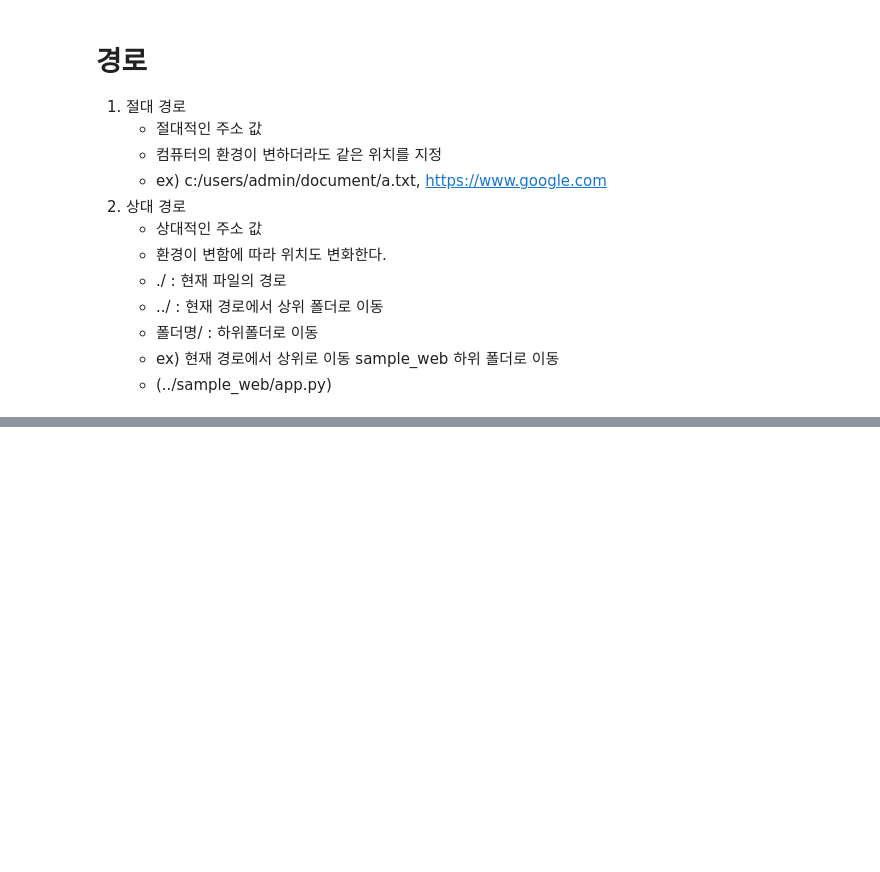
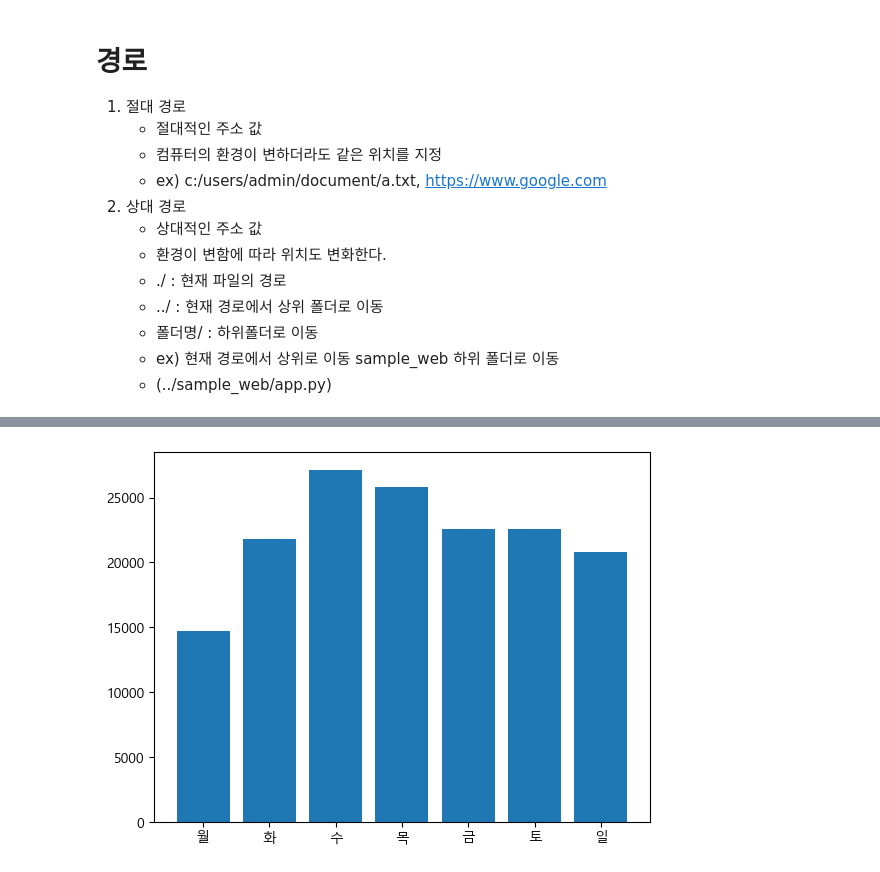
Before and after one commit to bsmoon-86/EG-python, a Jupyter notebook: pandas/corona.ipynb, the cells around one changed output, grey strips where cells are left out. Cells and saved outputs as stored; diff of their text form; code cells hidden in the pictures; blank space fills up the shorter version.

```diff
--- a/pandas/corona.ipynb
+++ b/pandas/corona.ipynb
@@ -203,0 +213,3 @@ Name: 총사망자, Length: 819, dtype: float64
+# %%
+# 시간 데이터에서 요일을 추출
+df['요일'] = df['등록일시'].dt.weekday
@@ -203,0 +292,8 @@ Name: 총사망자, Length: 819, dtype: float64
+# %%
+def change2(x):
+    # x를 위치값으로 생각 자료형 데이터에서 해당하는 위치의 데이터를 출력
+    week_list = ['월', '화', '수', '목', '금', '토', '일']
+
+    return week_list[x]
+
+df['요일'] = df['요일'].apply(change2)
@@ -203,0 +313,3 @@ Name: 총사망자, Length: 819, dtype: float64
+# %%
+group_data = \
+    df[ ['요일', '일일사망자', '일일확진자'] ].groupby(['요일']).agg(['mean', 'sum'])
@@ -203,0 +347,20 @@ Name: 총사망자, Length: 819, dtype: float64
+# %%
+# 한글 깨짐 방지
+# matplot에 있는 폰트의 설정을 변경
+
+# os 가 mac 인 경우
+if platform.system() == 'Darwin':
+    plt.rc('font', family = 'AppleGothic')
+else :
+    plt.rc('font', family = 'Malgun Gothic')
+# %%
+# 바형 그래프
+# bar({x축데이터}, {y축데이터}, option)
+# 요일별 일일확진자의 평균 값을 바형 그래프 표기
+x = group_data.index
+y = group_data['일일확진자']['mean']
+
+plt.bar(x, y)
+plt.show()
+# %% [output]
+[figure, added]
```
Also changed, not shown: parts of 59 cells of this notebook, 3 other files.
